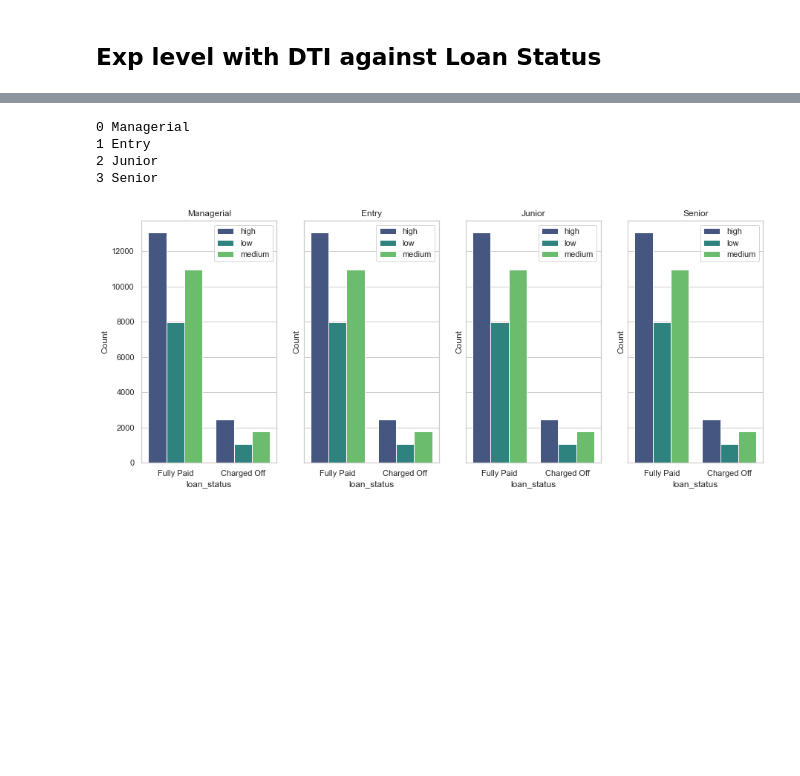
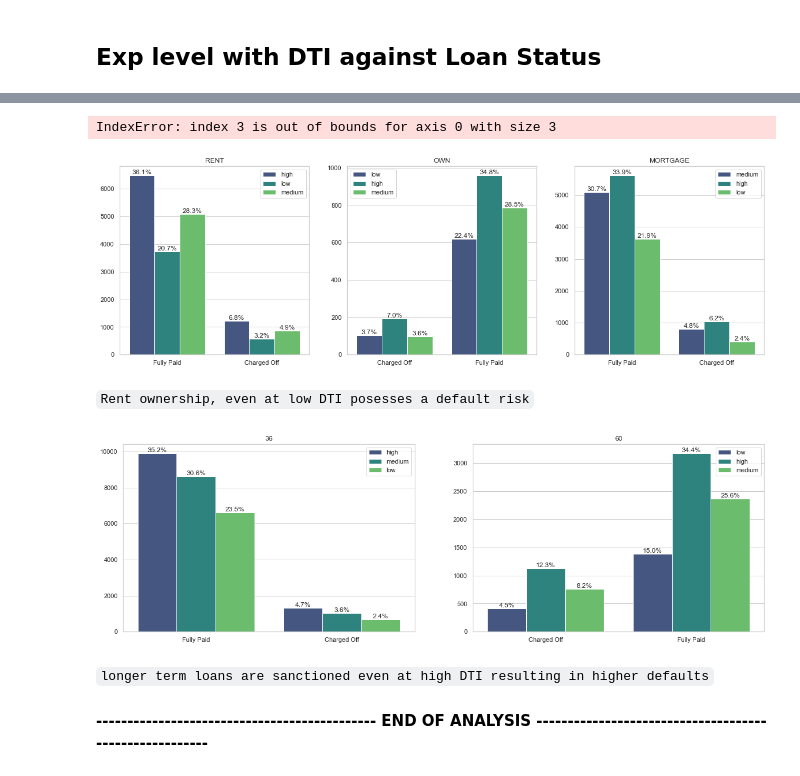
Before and after one commit to abhinavforanalytics/lending_club_case_study, a Jupyter notebook: LendingClub.ipynb, the cells around one changed output, grey strips where cells are left out. Saved outputs shown, nothing was run; the diff lists cells and outputs as text; code cells hidden in the pictures; blank space fills up the shorter version.

```diff
--- a/LendingClub.ipynb
+++ b/LendingClub.ipynb
@@ -288,9 +302,9 @@ loan.select_dtypes(include=['object'])
 # %%
 ## Converting date types from object type
 
-loan[['issue_d','earliest_cr_line','last_pymnt_d','last_credit_pull_d']] = loan[['issue_d','earliest_cr_line','last_pymnt_d','last_credit_pull_d']].apply(lambda x:'01-'+x)
+loan[['issue_d','last_pymnt_d','last_credit_pull_d']] = loan[['issue_d','last_pymnt_d','last_credit_pull_d']].apply(lambda x:'01-'+x)
 
-loan[['issue_d','earliest_cr_line','last_pymnt_d','last_credit_pull_d']] = loan[['issue_d','earliest_cr_line','last_pymnt_d','last_credit_pull_d']].apply(lambda x: pd.to_datetime(x,infer_datetime_format=True,errors='coerce'))
+loan[['issue_d','last_pymnt_d','last_credit_pull_d']] = loan[['issue_d','last_pymnt_d','last_credit_pull_d']].apply(lambda x: pd.to_datetime(x,infer_datetime_format=True,errors='coerce'))
 # %% [markdown]
 #### Issuing support columns
 # %%
@@ -628,0 +702,18 @@ plt.show()
+# %%
+def plot_loan_purpose(loan, purpose, ax):
+    sns.countplot(x='loan_status', data=loan[loan['purpose']==purpose], ax=ax, hue='dti_level', palette='viridis')
+    ax.set_ylabel('')
+    ax.set_title(f"{purpose}")
+    ax.set_xlabel('')
+    ax.legend()
+    for i in ax.patches:
+        x=i.get_bbox().get_points()[:,0]
+        y=i.get_bbox().get_points()[1,1]
+        ax.annotate('{:.1f}%'.format(100.*y/len(loan[loan['purpose']==purpose])), (x.mean(), y),
+                ha='center', va='bottom') # set the alignment of the text
+
+fig, axs = plt.subplots(2,7,sharey=True,figsize=(40,10))
+axs = axs.flatten()
+
+for i, level in enumerate(loan['purpose'].unique()):
+    plot_loan_purpose(loan, level, axs[i])
@@ -650,21 +741,47 @@ sns.countplot(x='loan_status', data=loan[loan['emp_level']=='Managerial'], hue='
-# %%
-for i, level in enumerate(loan['emp_level'].unique()):
-    print(i,level)
-# %% [output]
-0 Managerial
-1 Entry
-2 Junior
-3 Senior
 # %%
-def plot_loan_status(loan, emp_level, ax):
-    sns.countplot(x='loan_status', data=loan[loan['emp_level']==emp_level], ax=ax, hue='dti_level', palette='viridis')
+def plot_loan_status(loan, ho, ax):
+    sns.countplot(x='loan_status', data=loan[loan['home_ownership']==ho], ax=ax, hue='dti_level', palette='viridis')
+    ax.set_ylabel('')
+    ax.set_title(f"{ho}")
+    ax.set_xlabel('')
     ax.legend()
-    ax.set_ylabel('Count')
-    ax.set_title(f"{emp_level}")
+    for i in ax.patches:
+        x=i.get_bbox().get_points()[:,0]
+        y=i.get_bbox().get_points()[1,1]
+        ax.annotate('{:.1f}%'.format(100.*y/len(loan[loan['home_ownership']==ho])), (x.mean(), y),
+                ha='center', va='bottom') # set the alignment of the text
 
-fig, axs = plt.subplots(1,4,sharey=True,figsize=(15,6))
+fig, axs = plt.subplots(1,3,sharey=False,figsize=(20,6))
 axs = axs.flatten()
-for i, level in enumerate(loan['emp_level'].unique()):
+
+for i, level in enumerate(loan['home_ownership'].unique()):
     plot_loan_status(loan, level, axs[i])
 # %% [output]
+IndexError: index 3 is out of bounds for axis 0 with size 3
-[figure, old version]
+[figure, new version]
+# %% [markdown]
+`Rent ownership, even at low DTI posesses a default risk`
+# %%
+def plot_loan_status(loan, ho, ax):
+    sns.countplot(x='loan_status', data=loan[loan['term']==ho], ax=ax, hue='dti_level', palette='viridis')
+    ax.set_ylabel('')
+    ax.set_title(f"{ho}")
+    ax.set_xlabel('')
+    ax.legend()
+    for i in ax.patches:
+        x=i.get_bbox().get_points()[:,0]
+        y=i.get_bbox().get_points()[1,1]
+        ax.annotate('{:.1f}%'.format(100.*y/len(loan[loan['term']==ho])), (x.mean(), y),
+                ha='center', va='bottom') # set the alignment of the text
+
+fig, axs = plt.subplots(1,2,sharey=False,figsize=(20,6))
+axs = axs.flatten()
+
+for i, level in enumerate(loan['term'].unique()):
+    plot_loan_status(loan, level, axs[i])
+# %% [output]
+[figure, added]
+# %% [markdown]
+`longer term loans are sanctioned even at high DTI resulting in higher defaults`
+# %% [markdown]
+ <b> --------------------------------------------- END OF ANALYSIS ------------------------------------------------------- <b>
```
Also changed, not shown: parts of 39 cells of this notebook.
